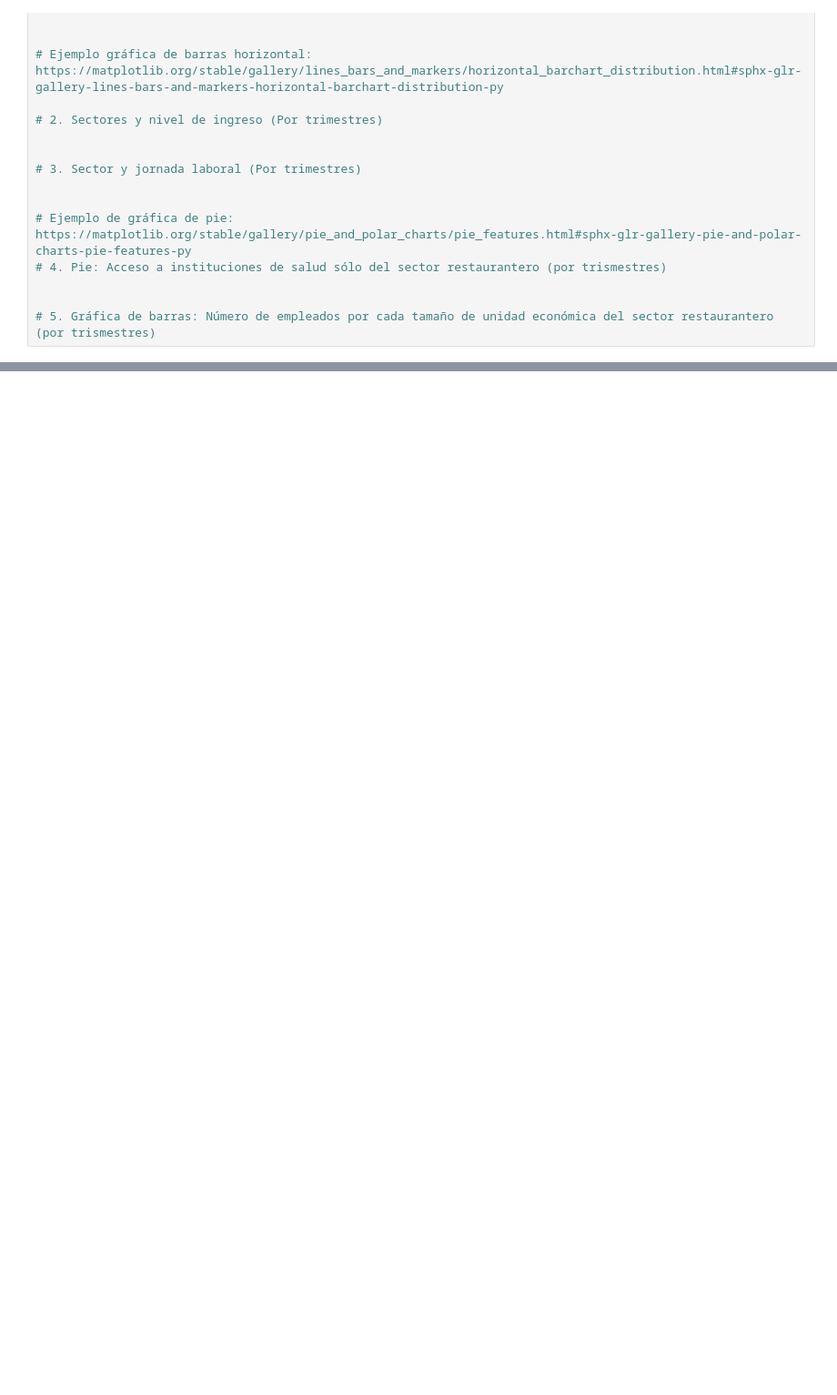
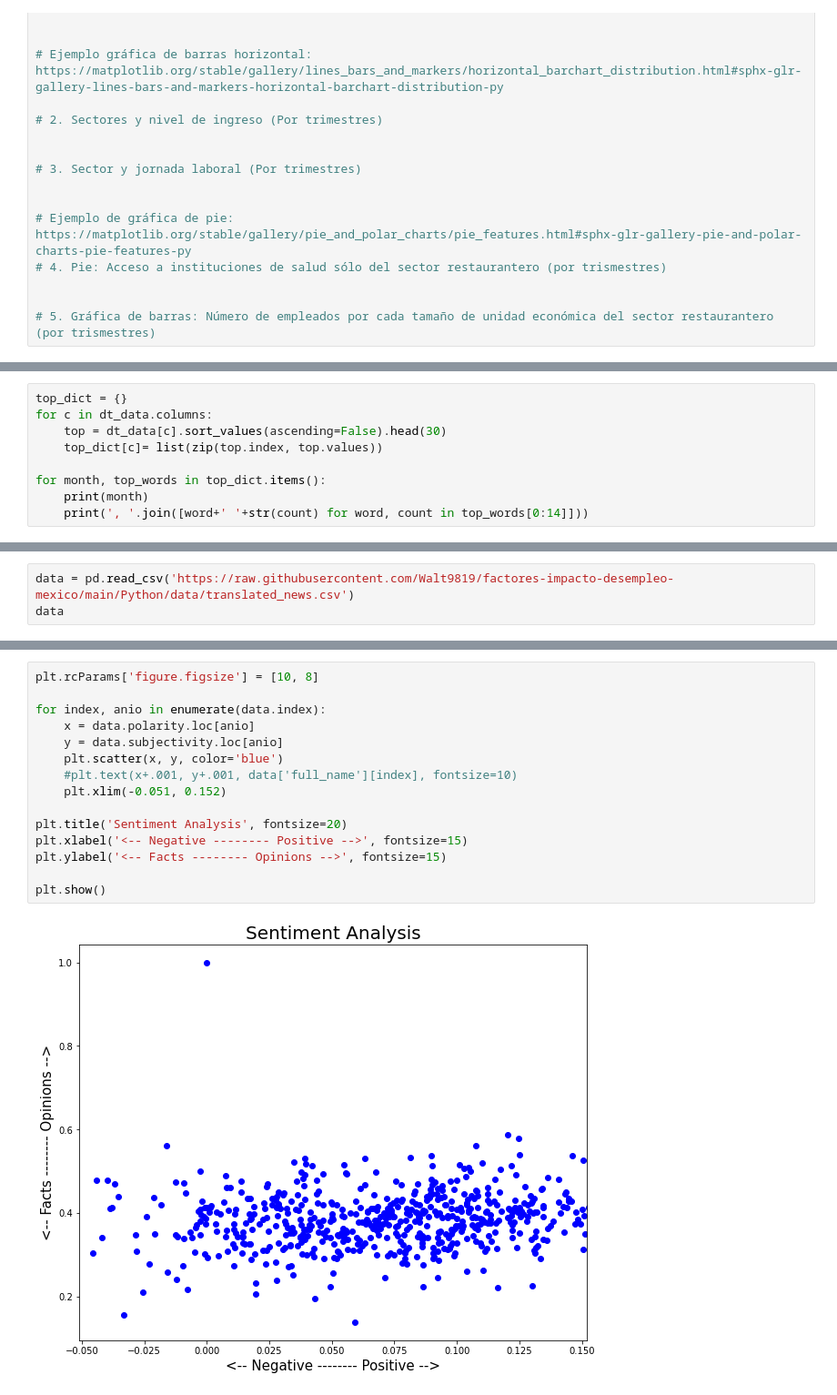
Before and after one commit to Walt9819/factores-impacto-desempleo-mexico, a Jupyter notebook: Python/FactoresDeImpactoEnDesempleoMX.ipynb, the cells around one changed output, grey strips where cells are left out. Shown at 91% size. Saved outputs shown, nothing was run; the diff lists cells and outputs as text; blank space fills up the shorter version.

```diff
--- a/Python/FactoresDeImpactoEnDesempleoMX.ipynb
+++ b/Python/FactoresDeImpactoEnDesempleoMX.ipynb
@@ -414,0 +652,9 @@ import numpy as np
+# %%
+top_dict = {}
+for c in dt_data.columns:
+    top = dt_data[c].sort_values(ascending=False).head(30)
+    top_dict[c]= list(zip(top.index, top.values))
+
+for month, top_words in top_dict.items():
+    print(month)
+    print(', '.join([word+' '+str(count) for word, count in top_words[0:14]]))
@@ -414,0 +765,3 @@ import numpy as np
+# %%
+data = pd.read_csv('https://raw.githubusercontent.com/Walt9819/factores-impacto-desempleo-mexico/main/Python/data/translated_news.csv')
+data
@@ -414,0 +782,17 @@ import numpy as np
+# %%
+plt.rcParams['figure.figsize'] = [10, 8]
+
+for index, anio in enumerate(data.index):
+    x = data.polarity.loc[anio]
+    y = data.subjectivity.loc[anio]
+    plt.scatter(x, y, color='blue')
+    #plt.text(x+.001, y+.001, data['full_name'][index], fontsize=10)
+    plt.xlim(-0.051, 0.152)
+
+plt.title('Sentiment Analysis', fontsize=20)
+plt.xlabel('<-- Negative -------- Positive -->', fontsize=15)
+plt.ylabel('<-- Facts -------- Opinions -->', fontsize=15)
+
+plt.show()
+# %% [output]
+[figure, added]
```
Also changed, not shown: parts of 33 cells of this notebook.
